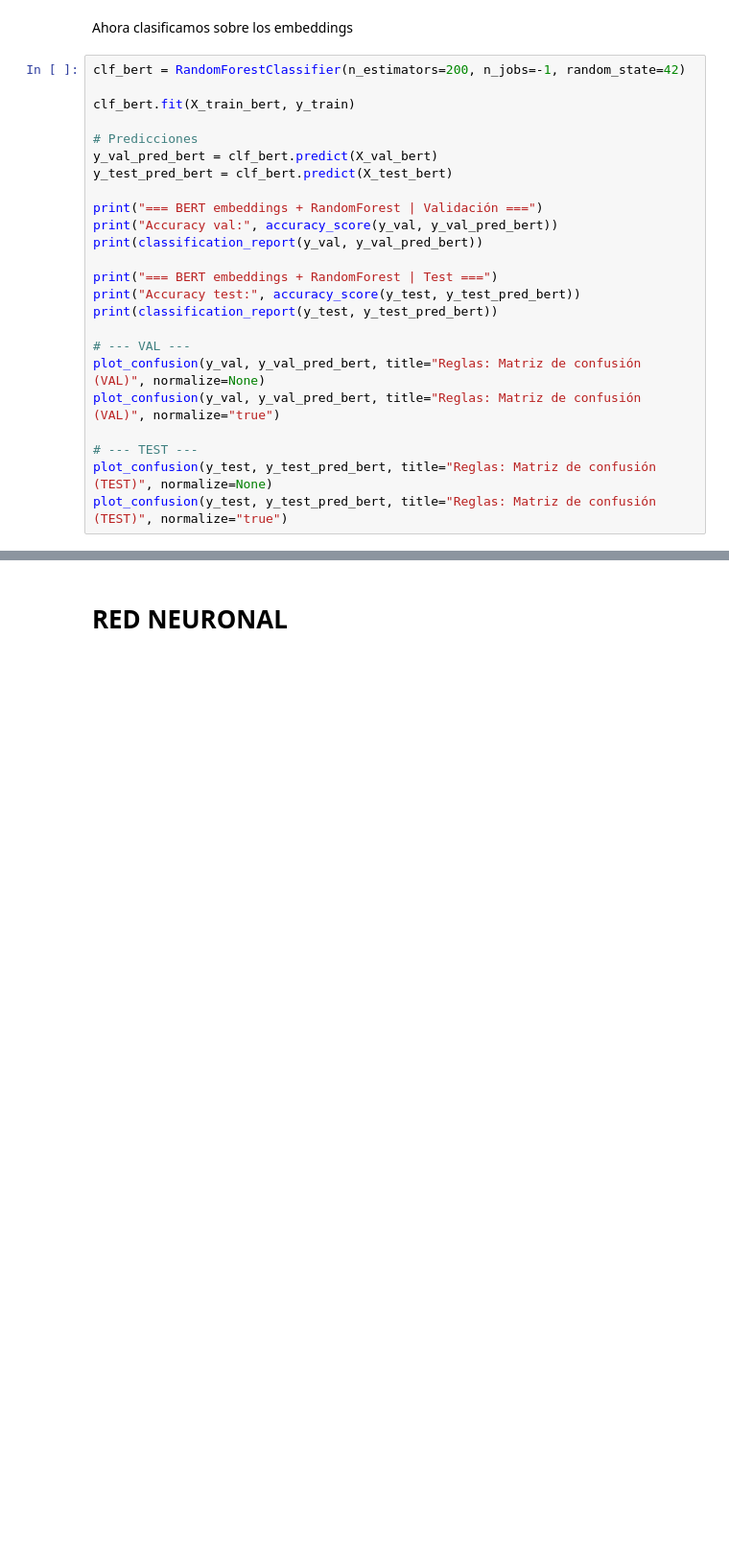
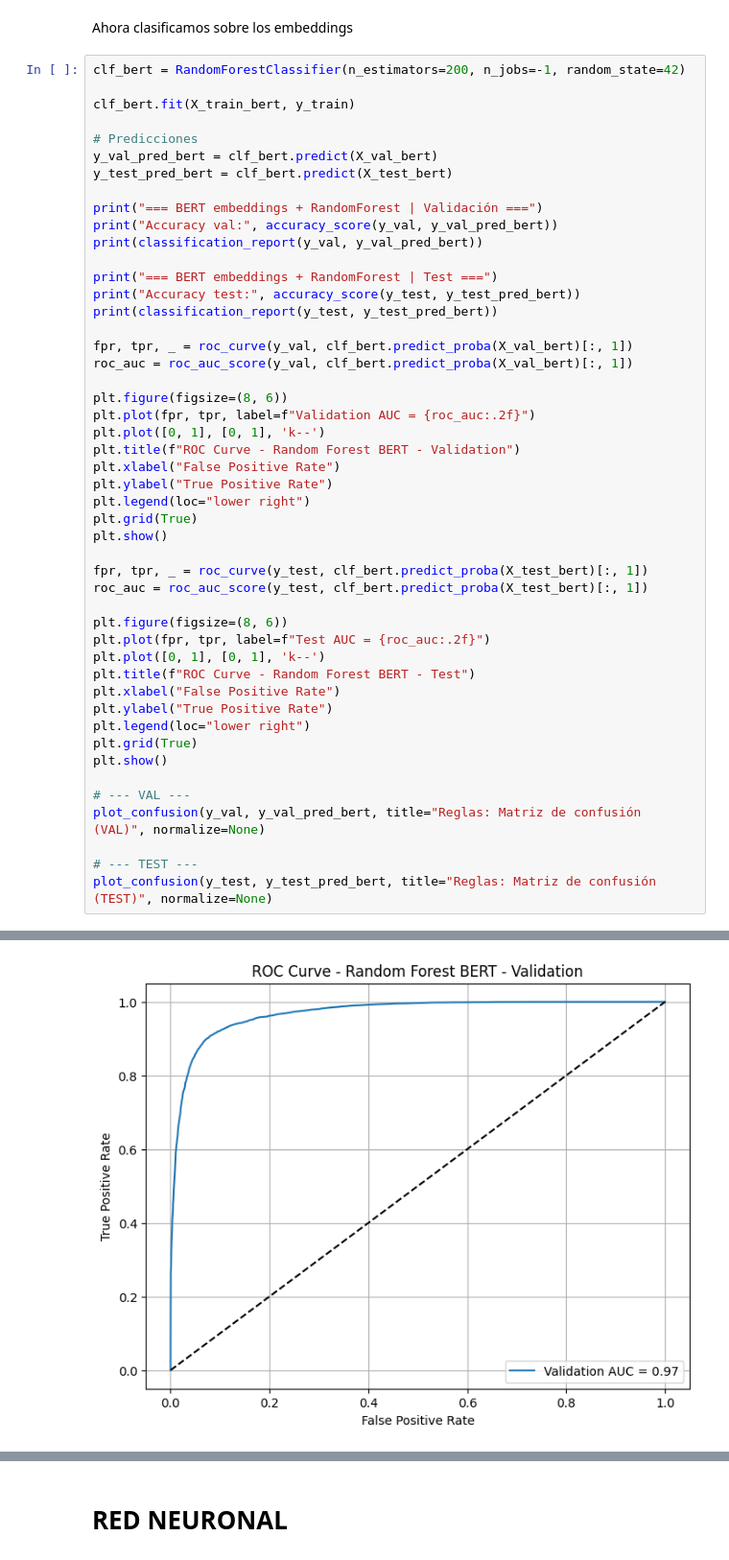
Before and after one commit to dalouc/td_project, a Jupyter notebook: main.ipynb, the cells around one changed output, grey strips where cells are left out. Shown at 96% size. Drawn from its saved outputs; the diff is of its cells as text; blank space fills up the shorter version.

```diff
--- a/main.ipynb
+++ b/main.ipynb
@@ -668,32 +716,57 @@ print("=== BERT embeddings + RandomForest | Validación ===")
 print("Accuracy val:", accuracy_score(y_val, y_val_pred_bert))
 print(classification_report(y_val, y_val_pred_bert))
 
 print("=== BERT embeddings + RandomForest | Test ===")
 print("Accuracy test:", accuracy_score(y_test, y_test_pred_bert))
 print(classification_report(y_test, y_test_pred_bert))
 
+fpr, tpr, _ = roc_curve(y_val, clf_bert.predict_proba(X_val_bert)[:, 1])
+roc_auc = roc_auc_score(y_val, clf_bert.predict_proba(X_val_bert)[:, 1])
+
+plt.figure(figsize=(8, 6))
+plt.plot(fpr, tpr, label=f"Validation AUC = {roc_auc:.2f}")
+plt.plot([0, 1], [0, 1], 'k--')
+plt.title(f"ROC Curve - Random Forest BERT - Validation")
+plt.xlabel("False Positive Rate")
+plt.ylabel("True Positive Rate")
+plt.legend(loc="lower right")
+plt.grid(True)
+plt.show()
+
+fpr, tpr, _ = roc_curve(y_test, clf_bert.predict_proba(X_test_bert)[:, 1])
+roc_auc = roc_auc_score(y_test, clf_bert.predict_proba(X_test_bert)[:, 1])
+
+plt.figure(figsize=(8, 6))
+plt.plot(fpr, tpr, label=f"Test AUC = {roc_auc:.2f}")
+plt.plot([0, 1], [0, 1], 'k--')
+plt.title(f"ROC Curve - Random Forest BERT - Test")
+plt.xlabel("False Positive Rate")
+plt.ylabel("True Positive Rate")
+plt.legend(loc="lower right")
+plt.grid(True)
+plt.show()
+
 # --- VAL ---
 plot_confusion(y_val, y_val_pred_bert, title="Reglas: Matriz de confusión (VAL)", normalize=None)
-plot_confusion(y_val, y_val_pred_bert, title="Reglas: Matriz de confusión (VAL)", normalize="true")
 
 # --- TEST ---
 plot_confusion(y_test, y_test_pred_bert, title="Reglas: Matriz de confusión (TEST)", normalize=None)
-plot_confusion(y_test, y_test_pred_bert, title="Reglas: Matriz de confusión (TEST)", normalize="true")
 # %% [output]
 === BERT embeddings + RandomForest | Validación ===
 Accuracy val: 0.9118696286687206
               precision    recall  f1-score   support
 
            0       0.91      0.91      0.91      6051
            1       0.91      0.92      0.91      6283
 
     accuracy                           0.91     12334
    macro avg       0.91      0.91      0.91     12334
 weighted avg       0.91      0.91      0.91     12334
 
 === BERT embeddings + RandomForest | Test ===
 ... (5 lines left out)
 
     accuracy                           0.91     12334
    macro avg       0.91      0.91      0.91     12334
 weighted avg       0.91      0.91      0.91     12334
+[figure, added]
```
Also changed, not shown: parts of 11 cells of this notebook, 29 other files.
